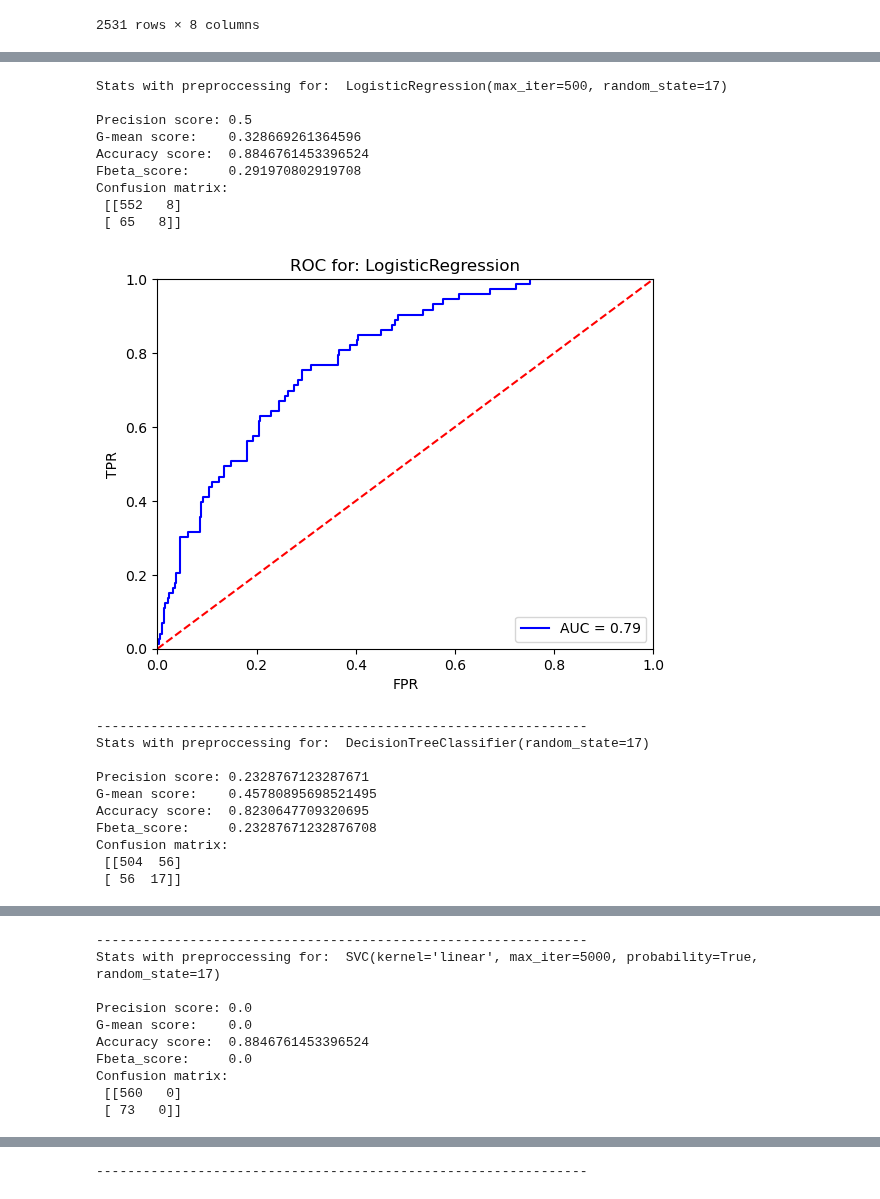
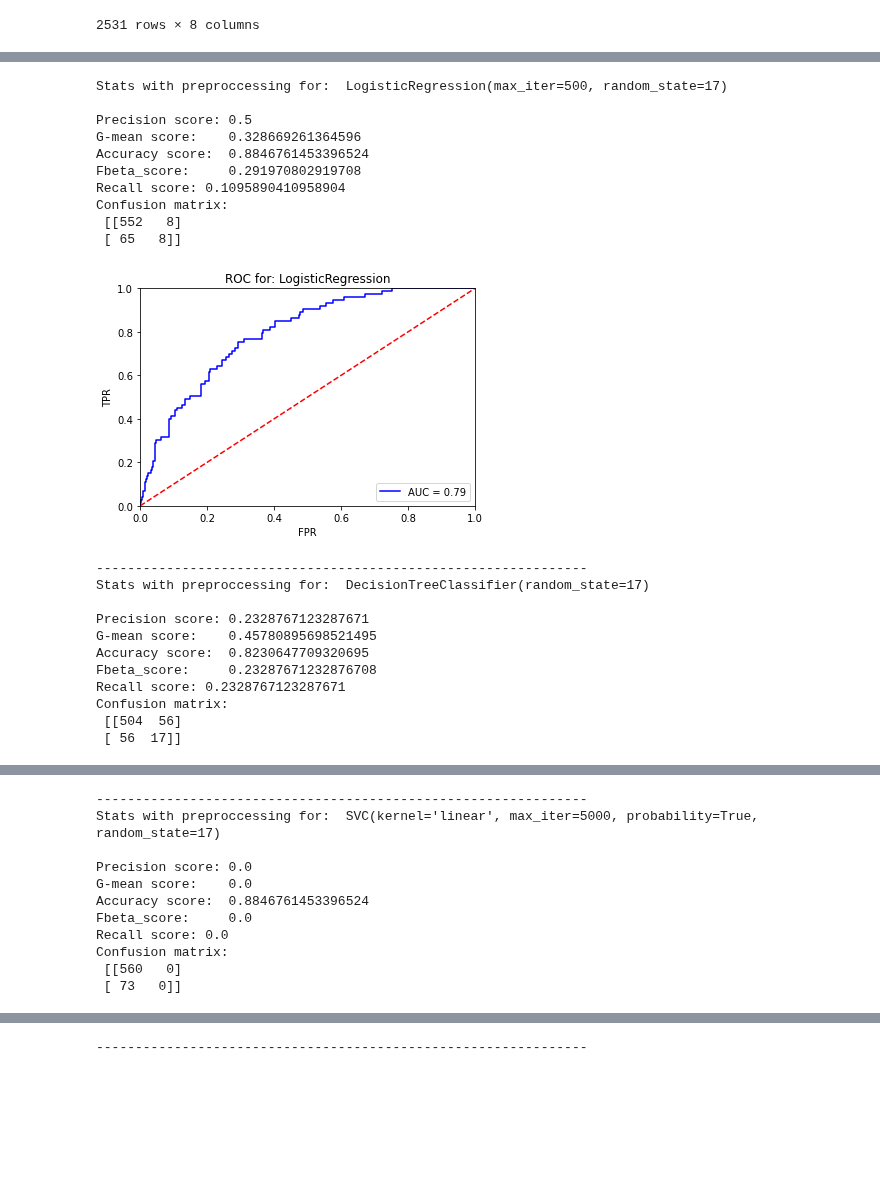
Before and after one commit to AristocratesJ/Bank-Marketing-Classification-Task, a Jupyter notebook: feature_engineering.ipynb, the cells around one changed output, grey strips where cells are left out. Cells and saved outputs as stored; diff of their text form; code cells hidden in the pictures; blank space fills up the shorter version.

```diff
--- a/feature_engineering.ipynb
+++ b/feature_engineering.ipynb
@@ -108,12 +110,14 @@ def base_test_model(model, X_train, X_test, y_train, y_test):
     g_mean = geometric_mean_score(y_test, y_hat)
     accuracy = accuracy_score(y_test, y_hat)
     fbeta = fbeta_score(y_test, y_hat, beta=0.5)
+    recall = recall_score(y_test,y_hat)
     print("Precision score:", precision)
     print("G-mean score:   ", g_mean)
     print("Accuracy score: ", accuracy)
     print("Fbeta_score:    ", fbeta)
+    print("Recall score:", recall)
     print("Confusion matrix: \n", confusion_matrix(y_test, y_hat))
-    return precision, g_mean, accuracy, fbeta
+    return precision, g_mean, accuracy, fbeta, recall
 # %%
 # Do plotowania krzywej roc
 def plot_roc_curve(model, title_model, X_test, y_test):
@@ -141,16 +145,17 @@ nb = GaussianNB()
 
 models = [dc, lr, tree1, svm, nb]
 
-base_stats = {"precision": [], "g-mean": [], "accuracy": [], "fbeta": []}
+base_stats = {"precision": [], "g-mean": [], "accuracy": [], "fbeta": [], "recall": []}
 
 for model in models:
     print("Base stats for: ", model, "\n")
-    a, b, c, d = base_test_model(model, X_train_nn, X_test_nn, y_train, y_test)
+    a, b, c, d, e = base_test_model(model, X_train_nn, X_test_nn, y_train, y_test)
     if model != dc:
         base_stats["precision"].append(a)
         base_stats["g-mean"].append(b)
         base_stats["accuracy"].append(c)
         base_stats["fbeta"].append(d)
+        base_stats["recall"].append(e)
     plot_roc_curve(model, model, X_test_nn, y_test)
     print("---------------------------------------------------------------")
 # %% [output]
@@ -577,7 +576,7 @@ svm = SVC(kernel="linear", random_state=seed, max_iter=5000, probability=True)
 
 nb = GaussianNB()
 
-preproc1_stats = {"precision": [], "g-mean": [], "accuracy": [], "fbeta": []}
+preproc1_stats = {"precision": [], "g-mean": [], "accuracy": [], "fbeta": [], "recall": []}
 
 models = [lr, tree1, svm, nb]
 
@@ -591,11 +590,13 @@ for model in models:
     ("transformer _ duration", MinMaxTransformer(["duration"])),
     ("model", model)
     ])
-    a, b, c, d = base_test_model(pipe, X_train_nn, X_test_nn, y_train, y_test)
+    a, b, c, d, e = base_test_model(pipe, X_train_nn, X_test_nn, y_train, y_test)
     preproc1_stats["precision"].append(a)
     preproc1_stats["g-mean"].append(b)
     preproc1_stats["accuracy"].append(c)
     preproc1_stats["fbeta"].append(d)
+    preproc1_stats["recall"].append(e)
+
     plot_roc_curve(pipe, model, X_test_nn, y_test)
     print("---------------------------------------------------------------")
 # %% [output]
@@ -652,7 +657,7 @@ svm = SVC(kernel="linear", random_state=seed, max_iter=5000, probability=True)
 
 nb = GaussianNB()
 
-preproc2_stats = {"precision": [], "g-mean": [], "accuracy": [], "fbeta": []}
+preproc2_stats = {"precision": [], "g-mean": [], "accuracy": [], "fbeta": [], "recall":[]}
 
 models = [lr, tree1, svm, nb]
 
@@ -665,11 +670,12 @@ for model in models:
     ("transformer _ age, campaign", LogStdTransformer(["age", "campaign", "duration"])),
     ("model", model)
     ])
-    a, b, c, d = base_test_model(pipe, X_train_nn, X_test_nn, y_train, y_test)
+    a, b, c, d, e = base_test_model(pipe, X_train_nn, X_test_nn, y_train, y_test)
     preproc2_stats["precision"].append(a)
     preproc2_stats["g-mean"].append(b)
     preproc2_stats["accuracy"].append(c)
     preproc2_stats["fbeta"].append(d)
+    preproc2_stats["recall"].append(e)
     plot_roc_curve(pipe, model, X_test_nn, y_test)
     print("---------------------------------------------------------------")
 # %% [output]
@@ -726,38 +736,40 @@ svm = SVC(kernel="linear", random_state=seed, max_iter=5000, probability=True)
 
 nb = GaussianNB()
 
-preproc3_stats = {"precision": [], "g-mean": [], "accuracy": [], "fbeta": []}
+preproc3_stats = {"precision": [], "g-mean": [], "accuracy": [], "fbeta": [], "recall":[]}
 
 models = [lr, tree1, svm, nb]
 
 for model in models:
     print("Stats with preproccessing for: ", model, "\n")
     pipe = Pipeline([
     ("dropper", ColumnDropper(["pdays", "default"])),
     ("balance_binner", BalanceBinner()),
     ("bin_previous", PreviousBinner()),
     ("transformer _ age, campaign", LogStdTransformer(["age", "campaign", "duration"])),
     ("pca", PCA(n_components=5)),
     ("model", model)
     ])
-    a, b, c, d = base_test_model(pipe, X_train_nn, X_test_nn, y_train, y_test)
+    a, b, c, d, e = base_test_model(pipe, X_train_nn, X_test_nn, y_train, y_test)
     preproc3_stats["precision"].append(a)
     preproc3_stats["g-mean"].append(b)
     preproc3_stats["accuracy"].append(c)
     preproc3_stats["fbeta"].append(d)
+    preproc3_stats["recall"].append(e)
     plot_roc_curve(pipe, model, X_test_nn, y_test)
     print("---------------------------------------------------------------")
 # %% [output]
 Stats with preproccessing for:  LogisticRegression(max_iter=500, random_state=17)
 
 Precision score: 0.5
 G-mean score:    0.328669261364596
 Accuracy score:  0.8846761453396524
 Fbeta_score:     0.291970802919708
+Recall score: 0.1095890410958904
 Confusion matrix:
  [[552   8]
  [ 65   8]]
-[figure, old version]
+[figure, new version]
 ---------------------------------------------------------------
 Stats with preproccessing for:  DecisionTreeClassifier(random_state=17)
 
@@ -765,6 +777,7 @@ Precision score: 0.2328767123287671
 G-mean score:    0.45780895698521495
 Accuracy score:  0.8230647709320695
 Fbeta_score:     0.23287671232876708
+Recall score: 0.2328767123287671
 Confusion matrix:
  [[504  56]
  [ 56  17]]
@@ -776,6 +789,7 @@ Precision score: 0.0
 G-mean score:    0.0
 Accuracy score:  0.8846761453396524
 Fbeta_score:     0.0
+Recall score: 0.0
 Confusion matrix:
  [[560   0]
  [ 73   0]]
```
Also changed, not shown: parts of 24 cells of this notebook.
